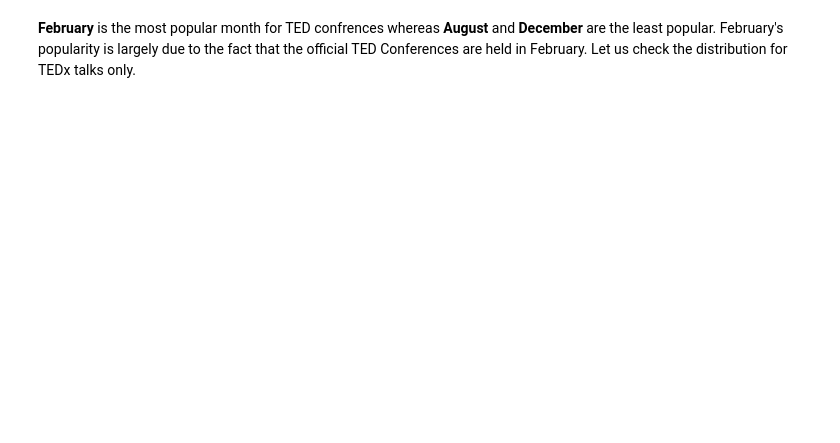
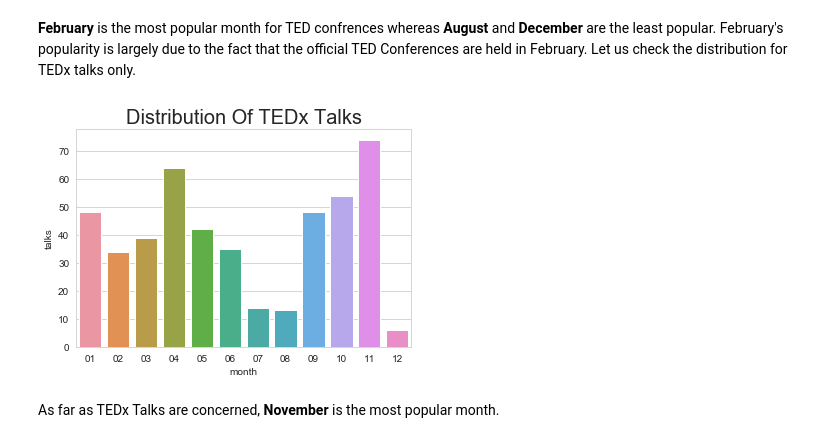
Before and after one commit to Twinklerastogi/Data-Analysis, a Jupyter notebook: TedTalks.ipynb, the cells around one changed output. Cells and saved outputs as stored; diff of their text form; code cells hidden in the pictures; blank space fills up the shorter version.

```diff
--- a/TedTalks.ipynb
+++ b/TedTalks.ipynb
@@ -233,0 +237,7 @@ s.set(xlabel = 'Months', ylabel = 'Number of talks')
+# %%
+plt.title('Distribution Of TEDx Talks', fontsize = 20)
+s = sns.barplot(x = 'month', y='talks', data = monthx)
+# %% [output]
+[figure, added]
+# %% [markdown]
+As far as TEDx Talks are concerned, **November** is the most popular month.
```
Also changed, not shown: parts of 26 cells of this notebook.
